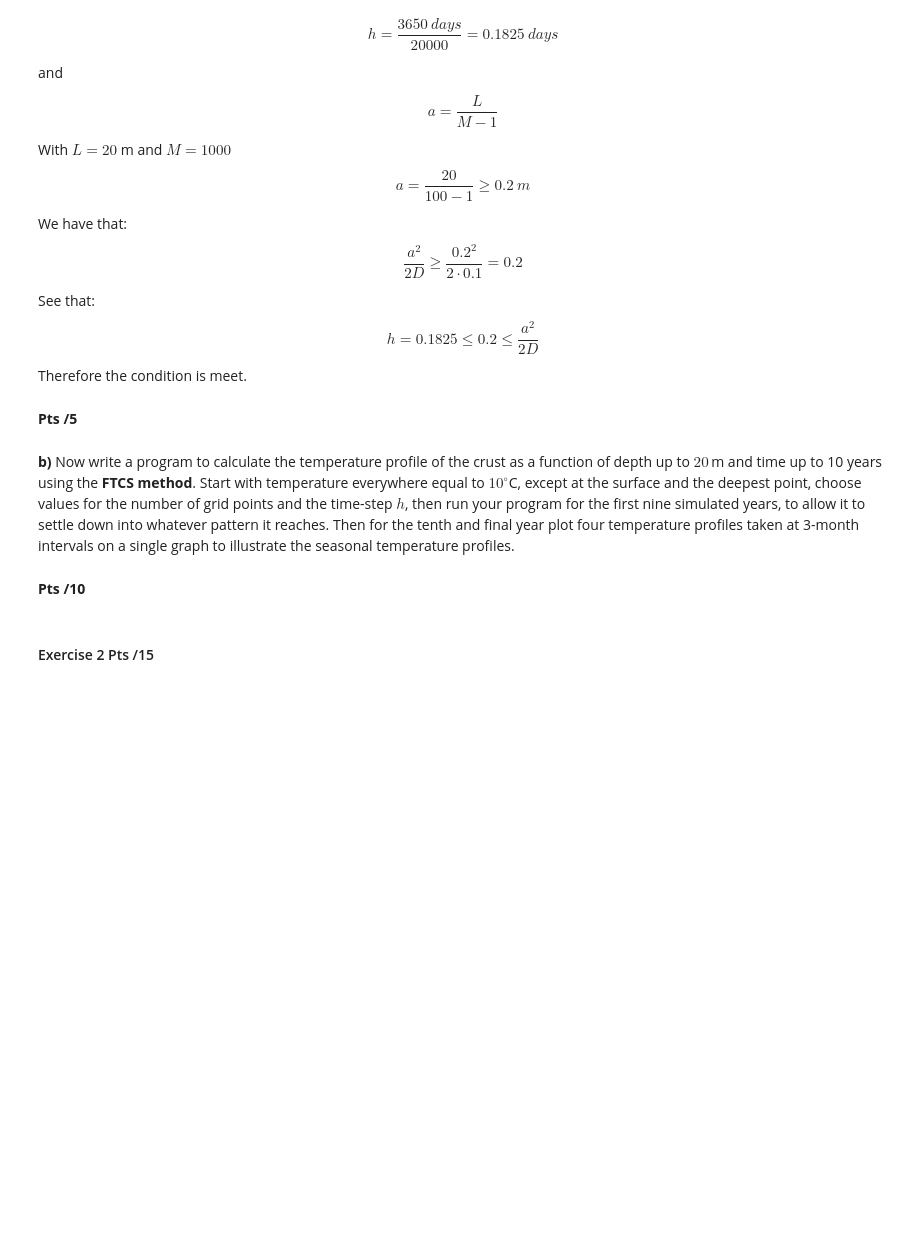
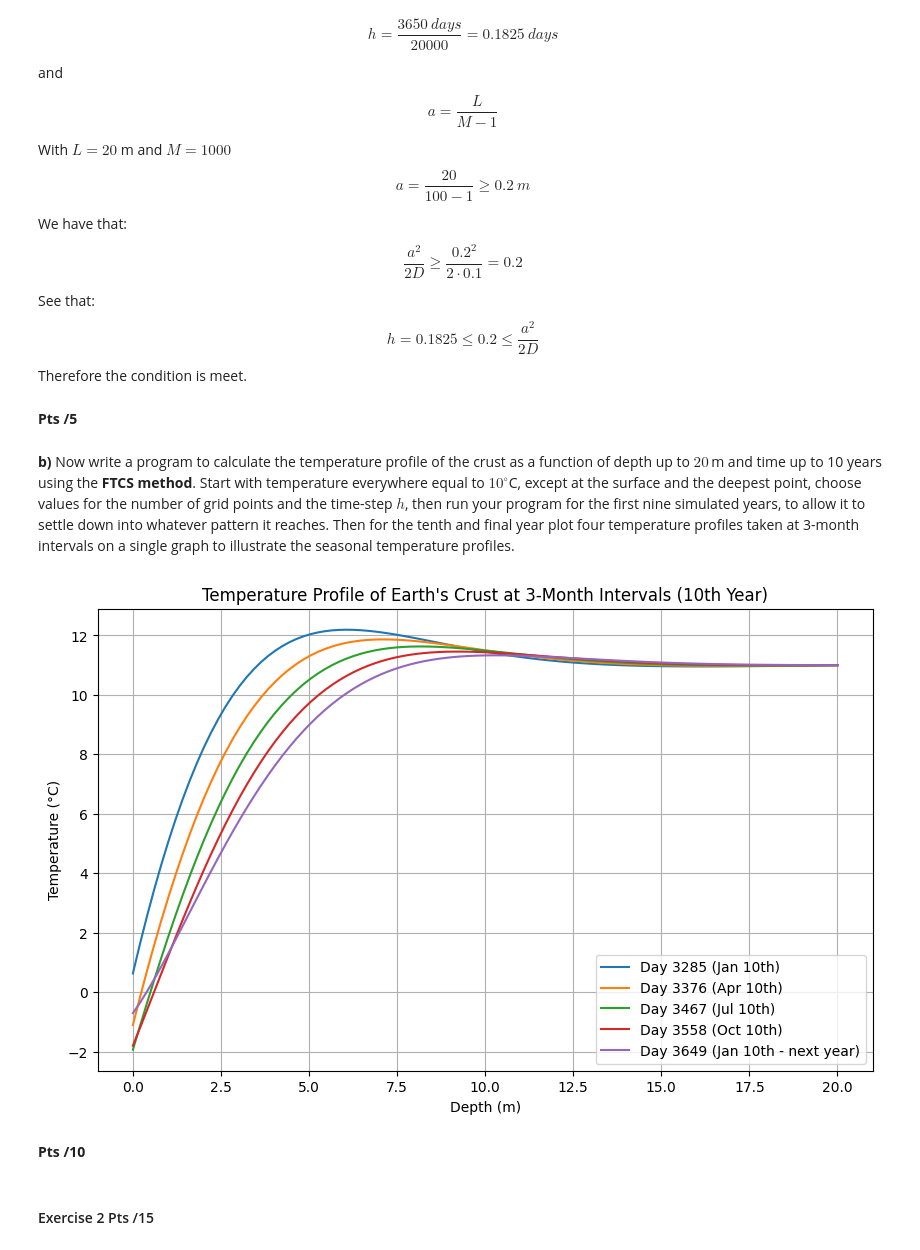
Before and after one commit to AcamaroCutcher/Computational-Physics, a Jupyter notebook: Homework/Homework8/hw8_notebook_2026.ipynb, the cells around one changed output. Cells and saved outputs as stored; diff of their text form; code cells hidden in the pictures; blank space fills up the shorter version.

```diff
--- a/Homework/Homework8/hw8_notebook_2026.ipynb
+++ b/Homework/Homework8/hw8_notebook_2026.ipynb
@@ -190,38 +190,56 @@ for the first nine simulated years, to allow it to settle down into whatever pat
 # %%
 import numpy as np
 import matplotlib.pyplot as plt
 
 # Grid Parameters
 M = 100
 N = 20000
 total_time = 3650 # days
 depth = 20 # m
 h = total_time/N
 a = depth/(M-1)
 
 # Parameter
 D = 0.1
 
 # Initialize Temperature Array
 solution = np.zeros([M,N],float)
 # Initial Boundary Condition
 
 def surface_temp(t):
-  return 10 + 12*np.sin(2 * np.pi / 365)
+  return 10 + 12*np.sin(2 * np.pi * t / 365)
 
-surface_temp = surface_temp(np.linspace(0,3650, N))
+surface_temp = surface_temp(np.linspace(0,total_time, N))
 lowest_level_tep = np.full([1, N], 11)
 solution[0] = surface_temp
 solution[M-1] = lowest_level_tep
 
 # Initializing the starting matrix
-solution[1:M-2, 0] = 11
+solution[1:M-1, 0] = 11 # Changed M-2 to M-1 to initialize the full column correctly
 
-for j in range(1, N-1):
-  for i in range(1, M-2):
-    solution[i, j] = solution[i, j-1] + h * D/ (a**2) * (solution(i+1, j-1) + solution(i-1, j-1) - 2 * solution(i, j-1))
+for j in range(1, N):
+  for i in range(1, M-1):
+    solution[i, j] = solution[i, j-1] + h * D / (a**2) * (solution[i+1, j-1] + solution[i-1, j-1] - 2 * solution[i, j-1])
 
 # 3 months is about 91 days, so we plot the last year we plot the last 3 month intervals.
+
+depth_points = np.linspace(0, depth, M) # Create depth points for x-axis
+
+plt.figure(figsize=(10, 6))
+plt.plot(depth_points, solution[:,3285], label='Day 3285 (Jan 10th)')
+plt.plot(depth_points, solution[:,3376], label='Day 3376 (Apr 10th)')
+plt.plot(depth_points, solution[:,3467], label='Day 3467 (Jul 10th)')
+plt.plot(depth_points, solution[:,3558], label='Day 3558 (Oct 10th)')
+plt.plot(depth_points, solution[:,3649], label='Day 3649 (Jan 10th - next year)')
+
+plt.xlabel('Depth (m)')
+plt.ylabel('Temperature (°C)')
+plt.title('Temperature Profile of Earth\'s Crust at 3-Month Intervals (10th Year)')
+plt.legend()
+plt.grid(True)
+plt.show()
+# %% [output]
+[figure, added]
 # %% [markdown]
 **Pts /10**
 # %% [markdown]
```
Also changed, not shown: parts of 1 cell of this notebook.
